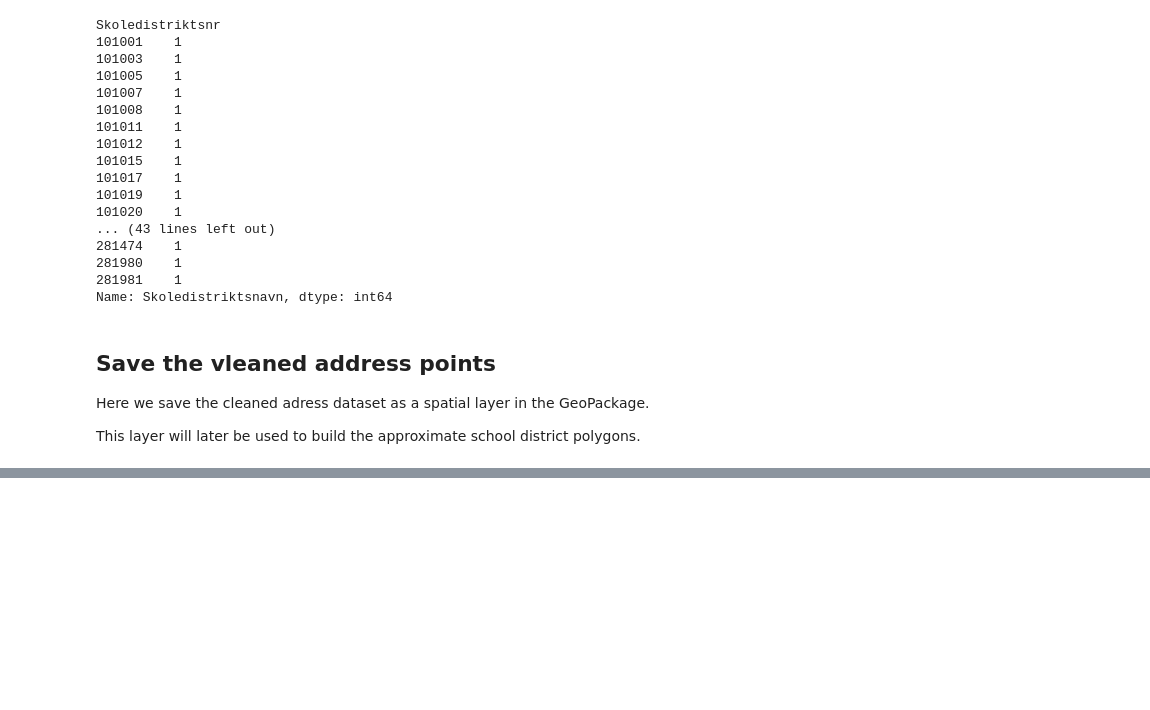
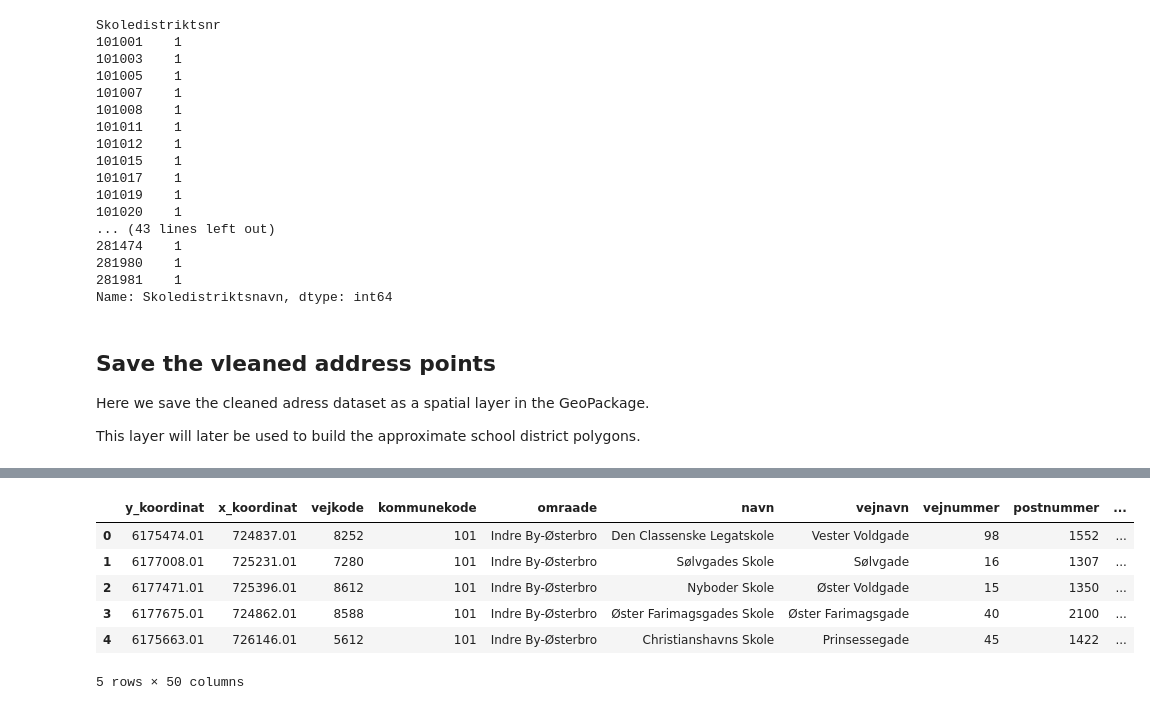
Before and after one commit to peterkriegel/safe-bike-paths-to-school-cph, a Jupyter notebook: notebooks/01_prepare_datasets.ipynb, the cells around one changed output, grey strips where cells are left out. Cells and saved outputs as stored; diff of their text form; code cells hidden in the pictures; blank space fills up the shorter version.

```diff
--- a/notebooks/01_prepare_datasets.ipynb
+++ b/notebooks/01_prepare_datasets.ipynb
@@ -395,0 +469,17 @@ addresses.to_file(
+# %%
+schools_in_districts = gpd.sjoin(
+    schools,
+    districts,
+    how="left",
+    predicate="within"
+)
+
+schools_in_districts.head()
+# %% [output]
+|  | y_koordinat | x_koordinat | vejkode | kommunekode | omraade | navn | vejnavn | vejnummer | postnummer | ... |
+| 0 | 6175474.01 | 724837.01 | 8252 | 101 | Indre By-Østerbro | Den Classenske Legatskole | Vester Voldgade | 98 | 1552 | ... |
+| 1 | 6177008.01 | 725231.01 | 7280 | 101 | Indre By-Østerbro | Sølvgades Skole | Sølvgade | 16 | 1307 | ... |
+| 2 | 6177471.01 | 725396.01 | 8612 | 101 | Indre By-Østerbro | Nyboder Skole | Øster Voldgade | 15 | 1350 | ... |
+| 3 | 6177675.01 | 724862.01 | 8588 | 101 | Indre By-Østerbro | Øster Farimagsgades Skole | Øster Farimagsgade | 40 | 2100 | ... |
+| 4 | 6175663.01 | 726146.01 | 5612 | 101 | Indre By-Østerbro | Christianshavns Skole | Prinsessegade | 45 | 1422 | ... |
+5 rows × 50 columns
```
Also changed, not shown: parts of 23 cells of this notebook, 1 other file.
